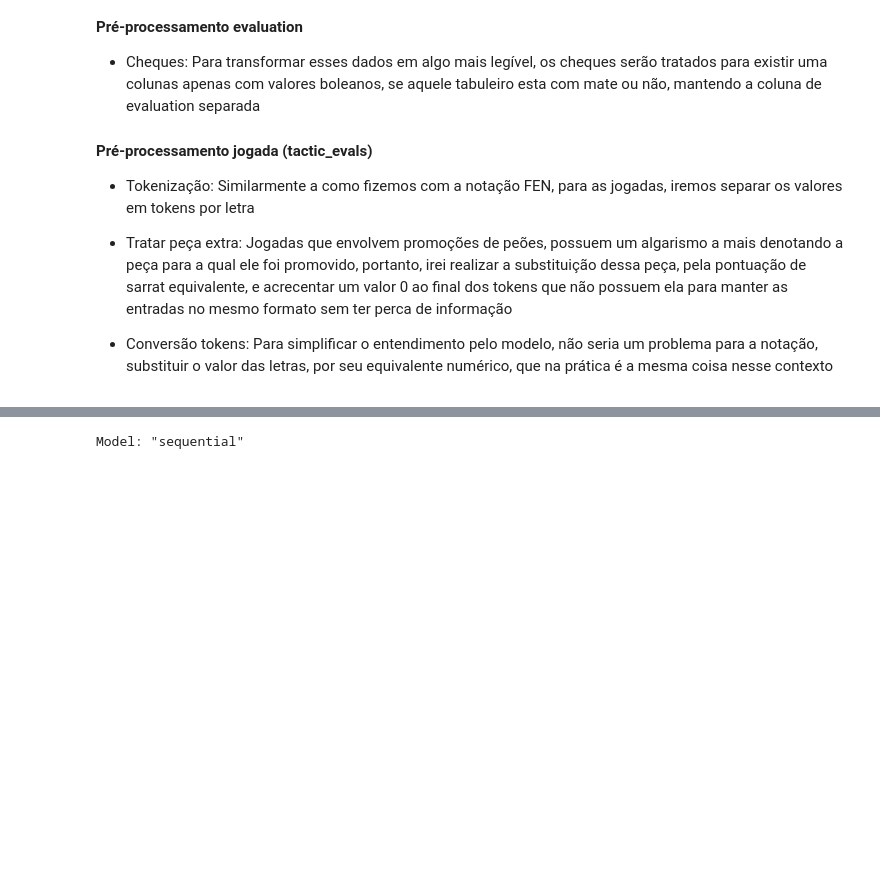
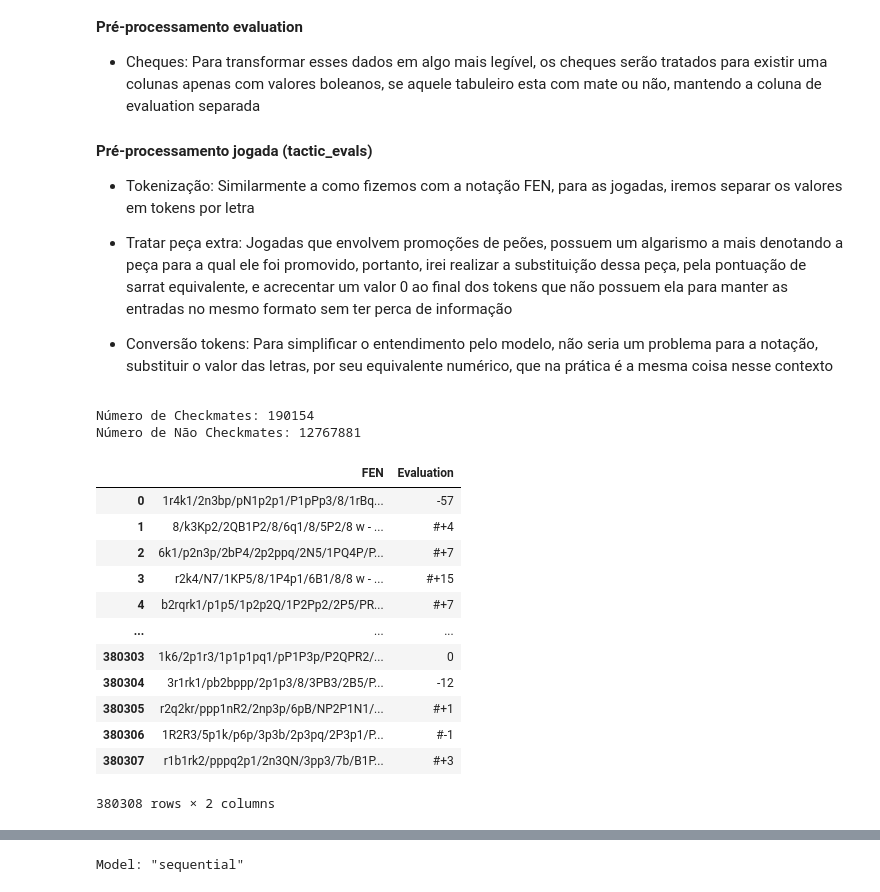
Before and after one commit to Gsdvl/chess-evaluator, a Jupyter notebook: chess-evaluation.ipynb, the cells around one changed output, grey strips where cells are left out. Cells and saved outputs as stored; diff of their text form; code cells hidden in the pictures; blank space fills up the shorter version.

```diff
--- a/chess-evaluation.ipynb
+++ b/chess-evaluation.ipynb
@@ -153,3 +153,12 @@ Para utilizar esses dados em um modelo de IA, precisamos fazer algums tratamento
 - Tratar peça extra: Jogadas que envolvem promoções de peões, possuem um algarismo a mais denotando a peça para a qual ele foi promovido, portanto, irei realizar a substituição dessa peça, pela pontuação de sarrat equivalente, e acrecentar um valor 0 ao final dos tokens que não possuem ela para manter as entradas no mesmo formato sem ter perca de informação
 
 - Conversão tokens: Para simplificar o entendimento pelo modelo, não seria um problema para a notação, substituir o valor das letras, por seu equivalente numérico, que na prática é a mesma coisa nesse contexto
+# %%
+checkmate_rows = chessData[chessData['Evaluation'].str.contains('#')]
+non_checkmate_rows = chessData[~chessData['Evaluation'].str.contains('#')]
+
+print(f"Número de Checkmates: {len(checkmate_rows)}")
+print(f"Número de Não Checkmates: {len(non_checkmate_rows)}")
+# %% [output]
+Número de Checkmates: 190154
+Número de Não Checkmates: 12767881
@@ -156,2 +181,18 @@ Para utilizar esses dados em um modelo de IA, precisamos fazer algums tratamento
+# %%
+balanced_data
+# %% [output]
+|  | FEN | Evaluation |
+| 0 | 1r4k1/2n3bp/pN1p2p1/P1pPp3/8/1rBq... | -57 |
+| 1 | 8/k3Kp2/2QB1P2/8/6q1/8/5P2/8 w - ... | #+4 |
+| 2 | 6k1/p2n3p/2bP4/2p2ppq/2N5/1PQ4P/P... | #+7 |
+| 3 | r2k4/N7/1KP5/8/1P4p1/6B1/8/8 w - ... | #+15 |
+| 4 | b2rqrk1/p1p5/1p2p2Q/1P2Pp2/2P5/PR... | #+7 |
+| ... | ... | ... |
+| 380303 | 1k6/2p1r3/1p1p1pq1/pP1P3p/P2QPR2/... | 0 |
+| 380304 | 3r1rk1/pb2bppp/2p1p3/8/3PB3/2B5/P... | -12 |
+| 380305 | r2q2kr/ppp1nR2/2np3p/6pB/NP2P1N1/... | #+1 |
+| 380306 | 1R2R3/5p1k/p6p/3p3b/2p3pq/2P3p1/P... | #-1 |
+| 380307 | r1b1rk2/pppq2p1/2n3QN/3pp3/7b/B1P... | #+3 |
+380308 rows × 2 columns
 # %%
 #Reduzindo o tamanho dos dados para ser gentil com meu notebook
```
Also changed, not shown: parts of 10 cells of this notebook.
